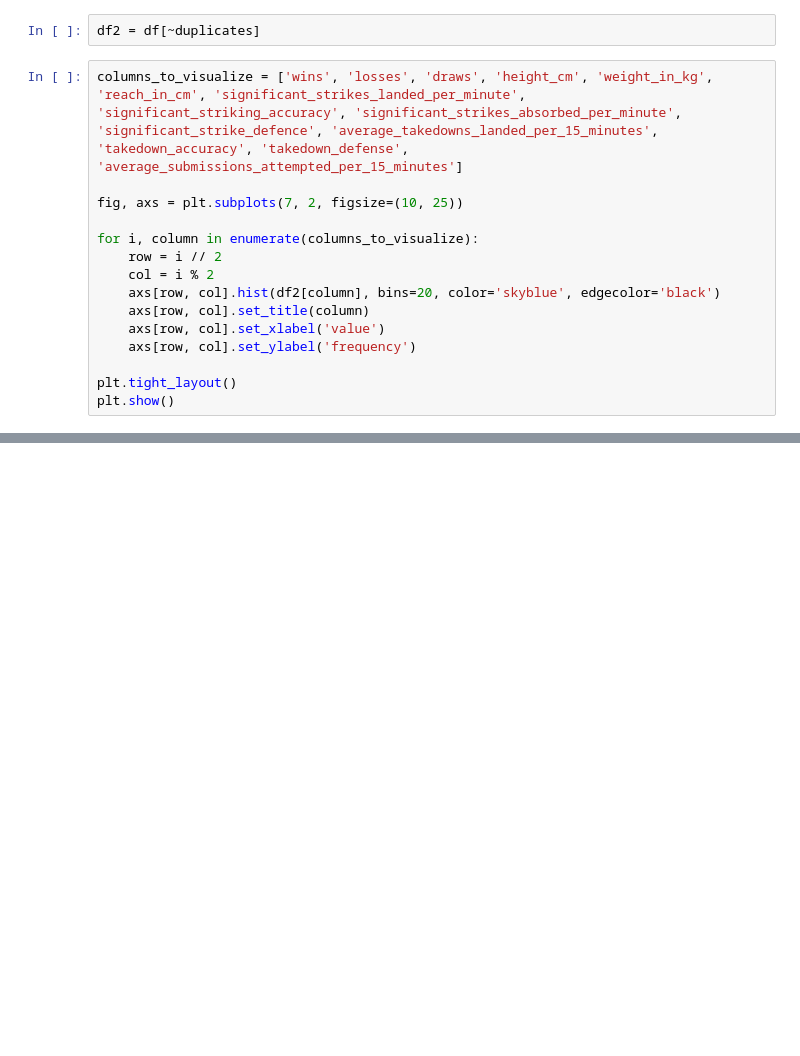
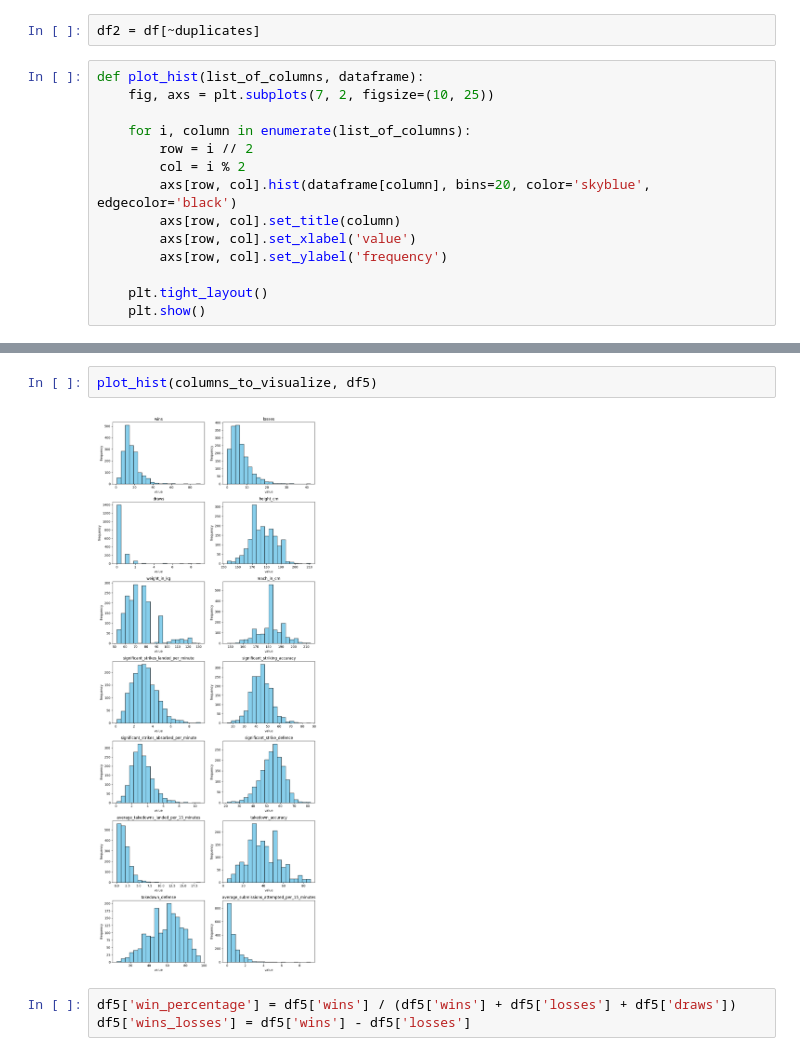
Before and after one commit to theRomansky/ufc-fighter-analytics, a Jupyter notebook: notebooks/main_notebook.ipynb, the cells around one changed output, grey strips where cells are left out. Saved outputs shown, nothing was run; the diff lists cells and outputs as text; blank space fills up the shorter version.

```diff
--- a/notebooks/main_notebook.ipynb
+++ b/notebooks/main_notebook.ipynb
@@ -41,17 +42,16 @@ df[duplicates]
 # %%
 df2 = df[~duplicates]
 # %%
-columns_to_visualize = ['wins', 'losses', 'draws', 'height_cm', 'weight_in_kg', 'reach_in_cm', 'significant_strikes_landed_per_minute', 'significant_striking_accuracy', 'significant_strikes_absorbed_per_minute', 'significant_strike_defence', 'average_takedowns_landed_per_15_minutes', 'takedown_accuracy', 'takedown_defense', 'average_submissions_attempted_per_15_minutes']
+def plot_hist(list_of_columns, dataframe):
+    fig, axs = plt.subplots(7, 2, figsize=(10, 25))
 
-fig, axs = plt.subplots(7, 2, figsize=(10, 25))
+    for i, column in enumerate(list_of_columns):
+        row = i // 2
+        col = i % 2
+        axs[row, col].hist(dataframe[column], bins=20, color='skyblue', edgecolor='black')
+        axs[row, col].set_title(column)
+        axs[row, col].set_xlabel('value')
+        axs[row, col].set_ylabel('frequency')
 
-for i, column in enumerate(columns_to_visualize):
-    row = i // 2
-    col = i % 2
-    axs[row, col].hist(df2[column], bins=20, color='skyblue', edgecolor='black')
-    axs[row, col].set_title(column)
-    axs[row, col].set_xlabel('value')
-    axs[row, col].set_ylabel('frequency')
-
-plt.tight_layout()
-plt.show()
+    plt.tight_layout()
+    plt.show()
@@ -144,0 +119,7 @@ Name: count, Length: 82, dtype: float64
+# %%
+plot_hist(columns_to_visualize, df5)
+# %% [output]
+[figure, added]
+# %%
+df5['win_percentage'] = df5['wins'] / (df5['wins'] + df5['losses'] + df5['draws'])
+df5['wins_losses'] = df5['wins'] - df5['losses']
```
Also changed, not shown: parts of 15 cells of this notebook.
